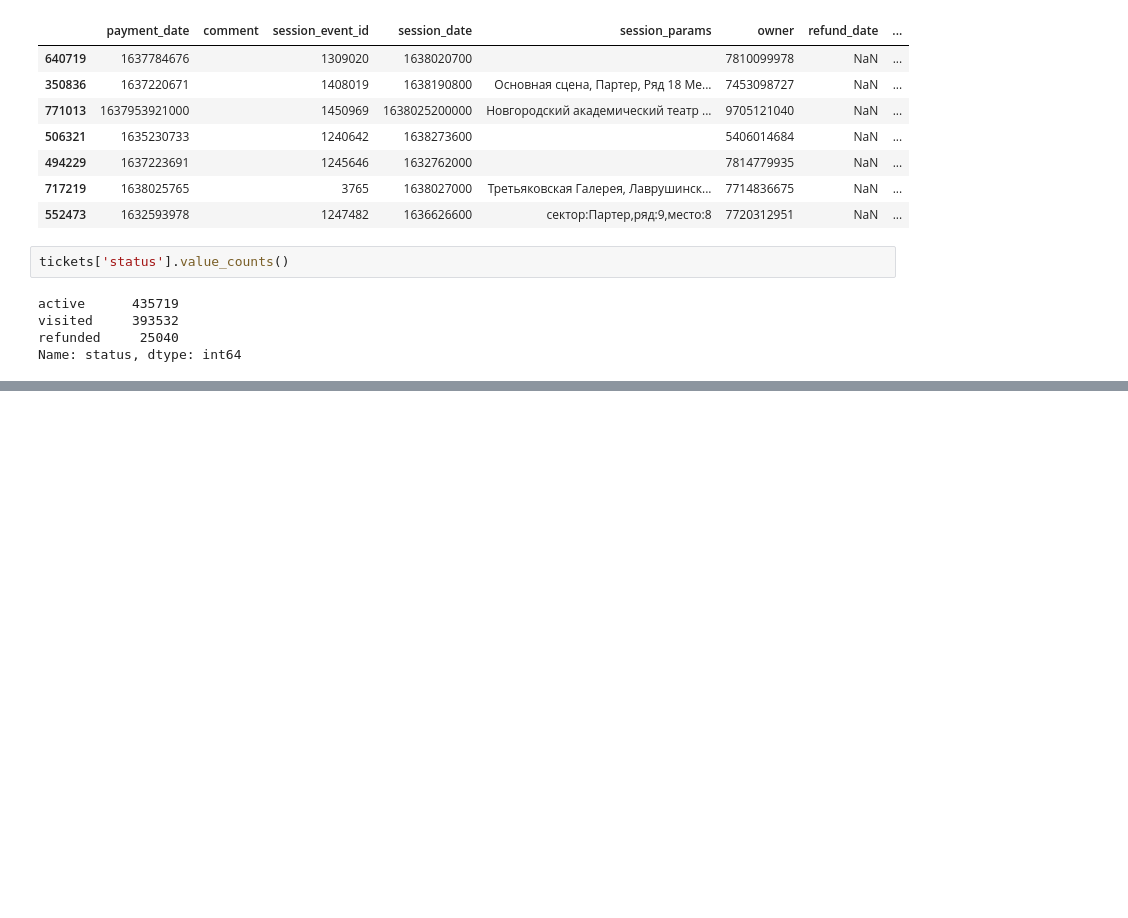
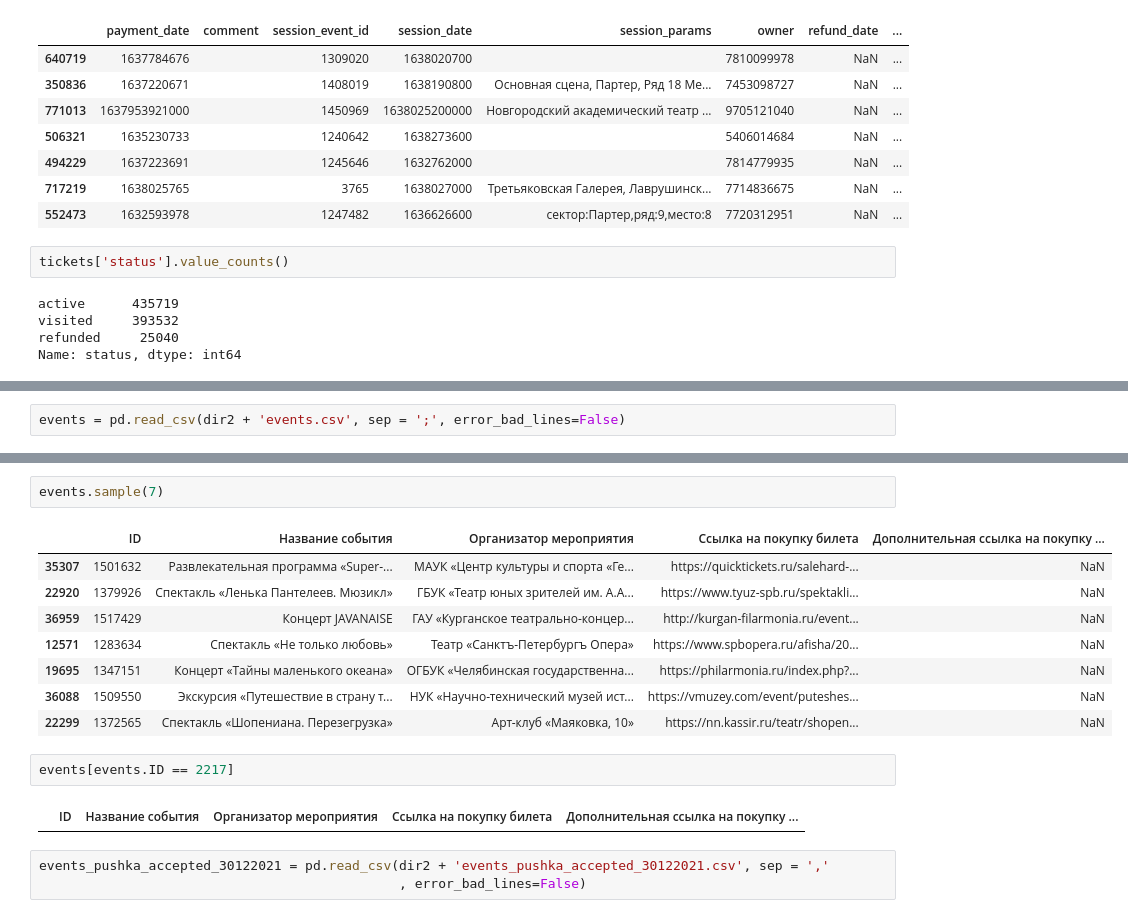
Before and after one commit to crazy-historian/pushkin_card_recommender_system, a Jupyter notebook: Download.ipynb, the cells around one changed output, grey strips where cells are left out. Saved outputs shown, nothing was run; the diff lists cells and outputs as text; blank space fills up the shorter version.

```diff
--- a/Download.ipynb
+++ b/Download.ipynb
@@ -229,0 +232,2 @@ Name: status, dtype: int64
+# %%
+events = pd.read_csv(dir2 + 'events.csv', sep = ';', error_bad_lines=False)
@@ -229,0 +249,18 @@ Name: status, dtype: int64
+# %%
+events.sample(7)
+# %% [output]
+|  | ID | Название события | Организатор мероприятия | Ссылка на покупку билета | Дополнительная ссылка на покупку ... |
+| 35307 | 1501632 | Развлекательная программа «Super-... | МАУК «Центр культуры и спорта «Ге... | https://quicktickets.ru/salehard-... | NaN |
+| 22920 | 1379926 | Спектакль «Ленька Пантелеев. Мюзикл» | ГБУК «Театр юных зрителей им. А.А... | https://www.tyuz-spb.ru/spektakli... | NaN |
+| 36959 | 1517429 | Концерт JAVANAISE | ГАУ «Курганское театрально-концер... | http://kurgan-filarmonia.ru/event... | NaN |
+| 12571 | 1283634 | Спектакль «Не только любовь» | Театр «Санктъ-Петербургъ Опера» | https://www.spbopera.ru/afisha/20... | NaN |
+| 19695 | 1347151 | Концерт «Тайны маленького океана» | ОГБУК «Челябинская государственна... | https://philarmonia.ru/index.php?... | NaN |
+| 36088 | 1509550 | Экскурсия «Путешествие в страну т... | НУК «Научно-технический музей ист... | https://vmuzey.com/event/puteshes... | NaN |
+| 22299 | 1372565 | Спектакль «Шопениана. Перезегрузка» | Арт-клуб «Маяковка, 10» | https://nn.kassir.ru/teatr/shopen... | NaN |
+# %%
+events[events.ID == 2217]
+# %% [output]
+|  | ID | Название события | Организатор мероприятия | Ссылка на покупку билета | Дополнительная ссылка на покупку ... |
+# %%
+events_pushka_accepted_30122021 = pd.read_csv(dir2 + 'events_pushka_accepted_30122021.csv', sep = ','
+                                              , error_bad_lines=False)
```
Also changed, not shown: parts of 21 cells of this notebook.
